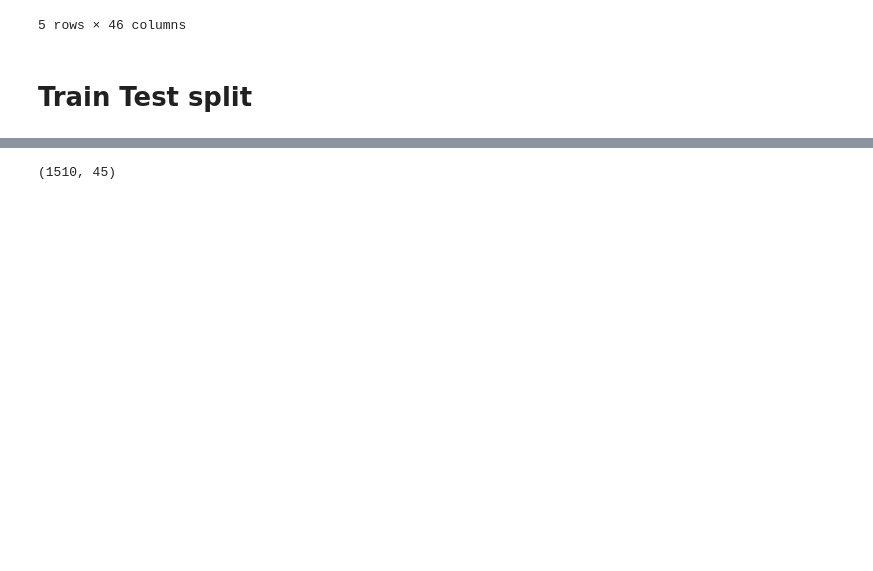
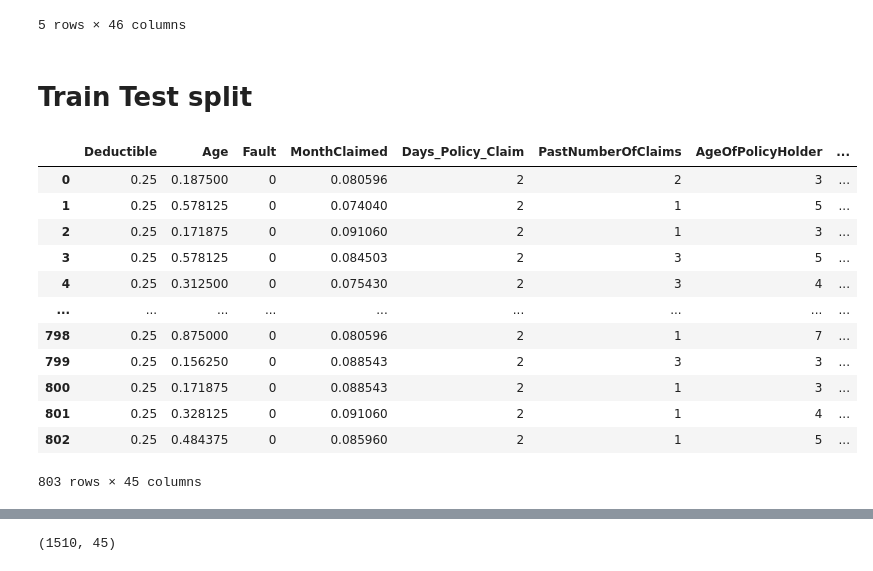
Before and after one commit to IzhakJames/FraudAnalytics, a Jupyter notebook: BT4012_Project_FS.ipynb, the cells around one changed output, grey strips where cells are left out. Saved outputs shown, nothing was run; the diff lists cells and outputs as text; code cells hidden in the pictures; blank space fills up the shorter version.

Commit message:
tried out a balance number

```diff
--- a/BT4012_Project_FS.ipynb
+++ b/BT4012_Project_FS.ipynb
@@ -594,3 +594,21 @@ from sklearn.model_selection import train_test_split
 X, X_test, y, y_test = train_test_split(final_df[x_var], final_df[y_var],
                                         test_size=0.1, random_state=19,
                                         stratify=final_df[y_var])
+# %%
+X_1 = X[y['FraudFound_P'] == 1].reset_index()
+X_1 = X_1.drop('index',axis=1)
+X_1
+# %% [output]
+|  | Deductible | Age | Fault | MonthClaimed | Days_Policy_Claim | PastNumberOfClaims | AgeOfPolicyHolder | ... |
+| 0 | 0.25 | 0.187500 | 0 | 0.080596 | 2 | 2 | 3 | ... |
+| 1 | 0.25 | 0.578125 | 0 | 0.074040 | 2 | 1 | 5 | ... |
+| 2 | 0.25 | 0.171875 | 0 | 0.091060 | 2 | 1 | 3 | ... |
+| 3 | 0.25 | 0.578125 | 0 | 0.084503 | 2 | 3 | 5 | ... |
+| 4 | 0.25 | 0.312500 | 0 | 0.075430 | 2 | 3 | 4 | ... |
+| ... | ... | ... | ... | ... | ... | ... | ... | ... |
+| 798 | 0.25 | 0.875000 | 0 | 0.080596 | 2 | 1 | 7 | ... |
+| 799 | 0.25 | 0.156250 | 0 | 0.088543 | 2 | 3 | 3 | ... |
+| 800 | 0.25 | 0.171875 | 0 | 0.088543 | 2 | 1 | 3 | ... |
+| 801 | 0.25 | 0.328125 | 0 | 0.091060 | 2 | 1 | 4 | ... |
+| 802 | 0.25 | 0.484375 | 0 | 0.085960 | 2 | 1 | 5 | ... |
+803 rows × 45 columns
```
Also changed, not shown: parts of 93 cells of this notebook, 24 other files.
